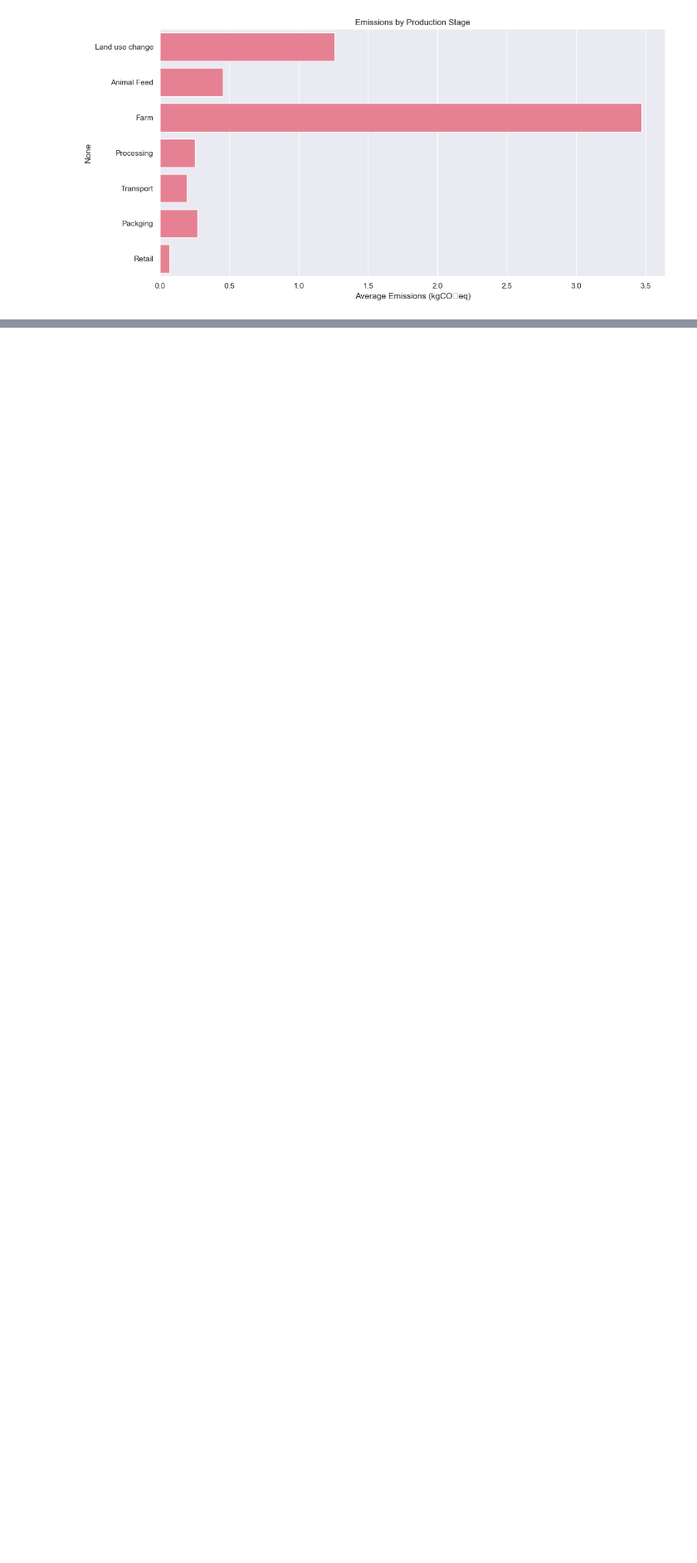
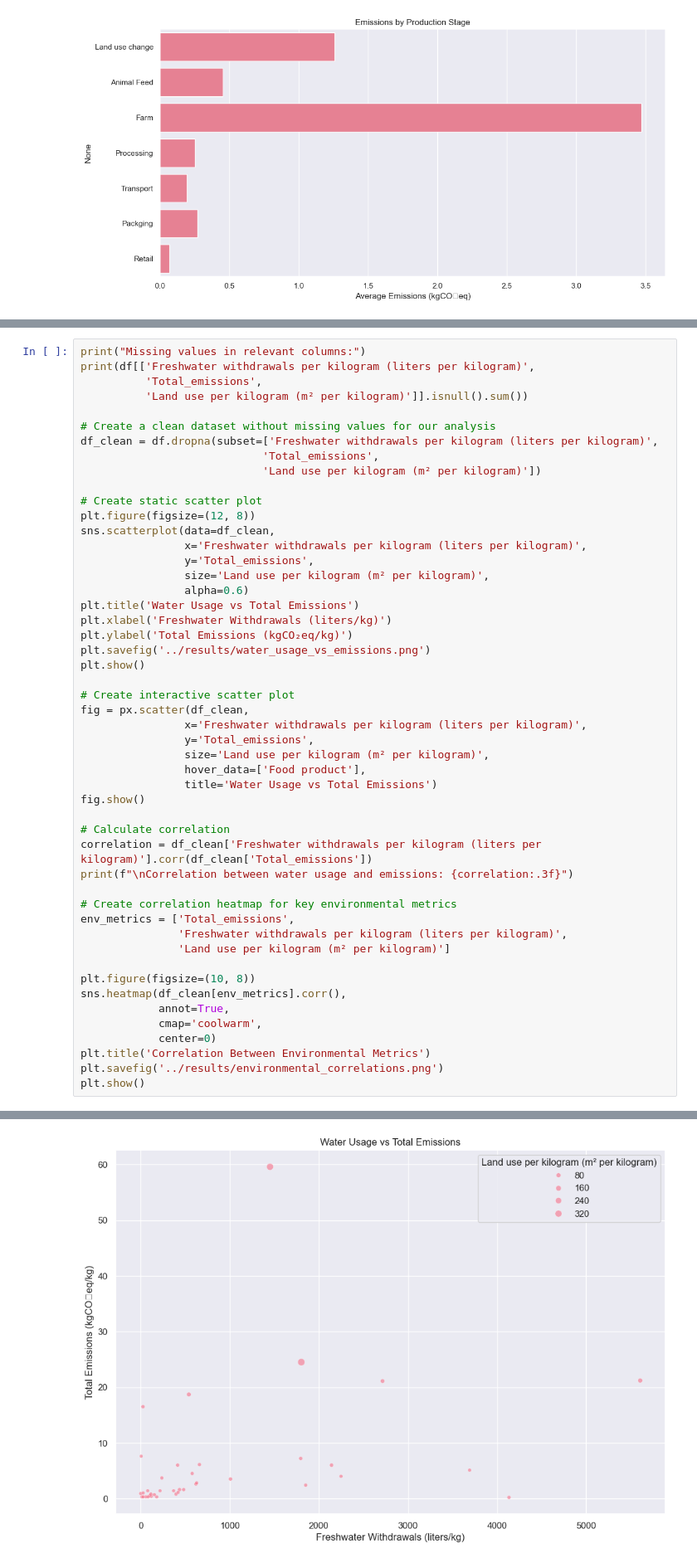
Before and after one commit to 1realbzy/Environment-Impact-of-Food-Production-Analysis, a Jupyter notebook: notebooks/01_environmental_impact_analysis.ipynb, the cells around one changed output, grey strips where cells are left out. Shown at 83% size. Drawn from its saved outputs; the diff is of its cells as text; blank space fills up the shorter version.

Commit message:
Update notebook structure and complete Business Question 3 analysis

```diff
--- a/notebooks/01_environmental_impact_analysis.ipynb
+++ b/notebooks/01_environmental_impact_analysis.ipynb
@@ -202,0 +206,51 @@ Glyph 8322 (\N{SUBSCRIPT TWO}) missing from font(s) Arial.
+# %%
+print("Missing values in relevant columns:")
+print(df[['Freshwater withdrawals per kilogram (liters per kilogram)',
+          'Total_emissions',
+          'Land use per kilogram (m² per kilogram)']].isnull().sum())
+
+# Create a clean dataset without missing values for our analysis
+df_clean = df.dropna(subset=['Freshwater withdrawals per kilogram (liters per kilogram)',
+                            'Total_emissions',
+                            'Land use per kilogram (m² per kilogram)'])
+
+# Create static scatter plot
+plt.figure(figsize=(12, 8))
+sns.scatterplot(data=df_clean,
+                x='Freshwater withdrawals per kilogram (liters per kilogram)',
+                y='Total_emissions',
+                size='Land use per kilogram (m² per kilogram)',
+                alpha=0.6)
+plt.title('Water Usage vs Total Emissions')
+plt.xlabel('Freshwater Withdrawals (liters/kg)')
+plt.ylabel('Total Emissions (kgCO₂eq/kg)')
+plt.savefig('../results/water_usage_vs_emissions.png')
+plt.show()
+
+# Create interactive scatter plot
+fig = px.scatter(df_clean,
+                x='Freshwater withdrawals per kilogram (liters per kilogram)',
+                y='Total_emissions',
+                size='Land use per kilogram (m² per kilogram)',
+                hover_data=['Food product'],
+                title='Water Usage vs Total Emissions')
+fig.show()
+
+# Calculate correlation
+correlation = df_clean['Freshwater withdrawals per kilogram (liters per kilogram)'].corr(df_clean['Total_emissions'])
+print(f"\nCorrelation between water usage and emissions: {correlation:.3f}")
+
+# Create correlation heatmap for key environmental metrics
+env_metrics = ['Total_emissions',
+               'Freshwater withdrawals per kilogram (liters per kilogram)',
+               'Land use per kilogram (m² per kilogram)']
+
+plt.figure(figsize=(10, 8))
+sns.heatmap(df_clean[env_metrics].corr(),
+            annot=True,
+            cmap='coolwarm',
+            center=0)
+plt.title('Correlation Between Environmental Metrics')
+plt.savefig('../results/environmental_correlations.png')
+plt.show()
+# %% [output]
@@ -202,0 +266 @@ Glyph 8322 (\N{SUBSCRIPT TWO}) missing from font(s) Arial.
+[figure, added]
```
Also changed, not shown: parts of 2 cells of this notebook.
